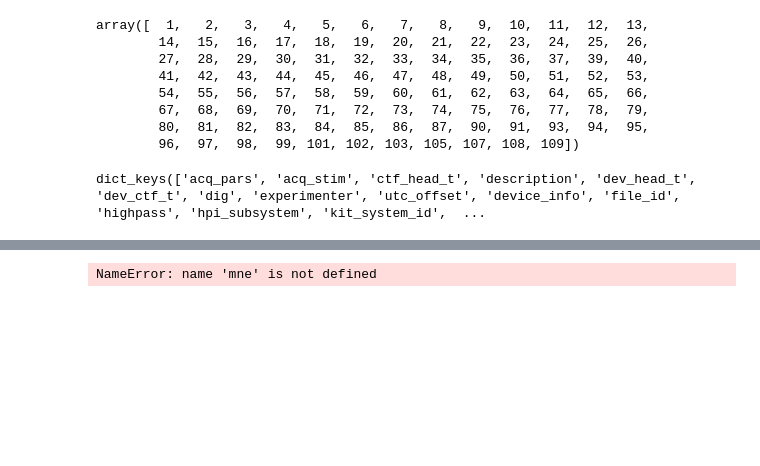
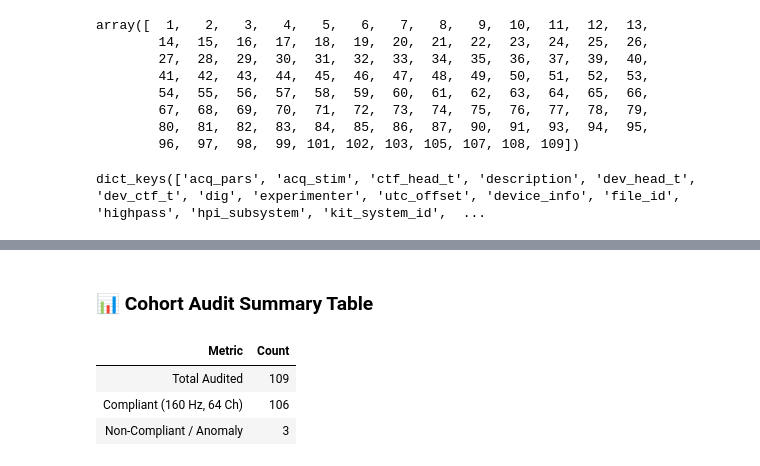
Before and after one commit to Alexvc23/Total-Perspective-Vortex, a Jupyter notebook: doc/Phase-1-Data-Acquisition-Preprocessing.ipynb, the cells around one changed output, grey strips where cells are left out. Cells and saved outputs as stored; diff of their text form; code cells hidden in the pictures; blank space fills up the shorter version.

```diff
--- a/doc/Phase-1-Data-Acquisition-Preprocessing.ipynb
+++ b/doc/Phase-1-Data-Acquisition-Preprocessing.ipynb
@@ -323,27 +369,0 @@ NameError: name 'df_meta' is not defined
-# %%
-
-# ==========================================
-# 2. Extract and Map Event Codes
-# ==========================================
-# The EDF+ format stores events as string annotations ('T0', 'T1', 'T2').
-# We must convert these strings into a numeric matrix (events array) for scikit-learn.
-
-# Define the custom mapping explicitly based on your requirements
-custom_mapping = {
-    'T0': 0,  # Rest
-    'T1': 1,  # Left fist motion/imagery
-    'T2': 2   # Right fist motion/imagery
-}
-
-# Extract the events using the custom mapping
-events, event_dict = mne.events_from_annotations(raw, event_id=custom_mapping)
-
-print("\n--- Event Extraction ---")
-print(f"Total events found: {len(events)}")
-print("Event Dictionary Mapping:", event_dict)
-
-# Quick sanity check to see the first 5 events (Timestamp, duration, event_code)
-print("\nFirst 5 event triggers (Sample Index, Previous Event, Event Code):")
-print(events[:5])
-# %% [output]
-NameError: name 'mne' is not defined
@@ -349,0 +392,11 @@ NameError: name 'mne' is not defined
+# %%
+
+# !show the summary table and any detected hardware anomalies in the notebook
+display(Markdown("### 📊 Cohort Audit Summary Table"))
+display(summary_df.style.hide(axis="index"))
+# %% [output]
+### 📊 Cohort Audit Summary Table
+| Metric | Count |
+| Total Audited | 109 |
+| Compliant (160 Hz, 64 Ch) | 106 |
+| Non-Compliant / Anomaly | 3 |
```
Also changed, not shown: parts of 18 cells of this notebook, 4 other files.
